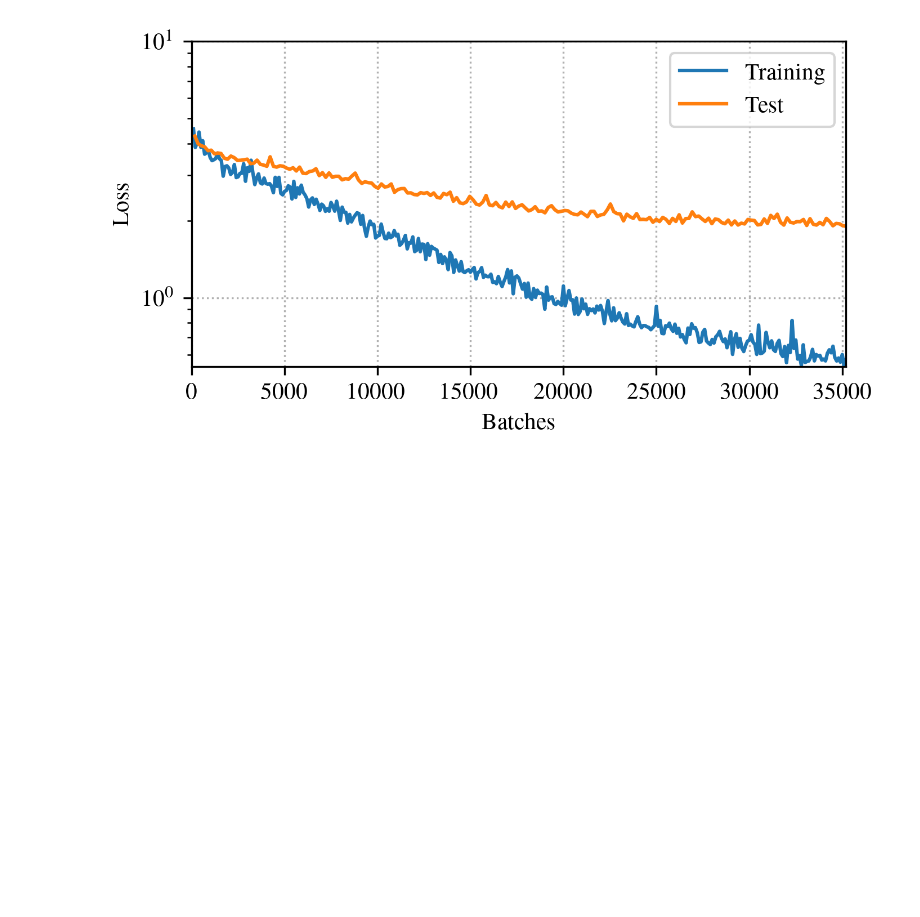
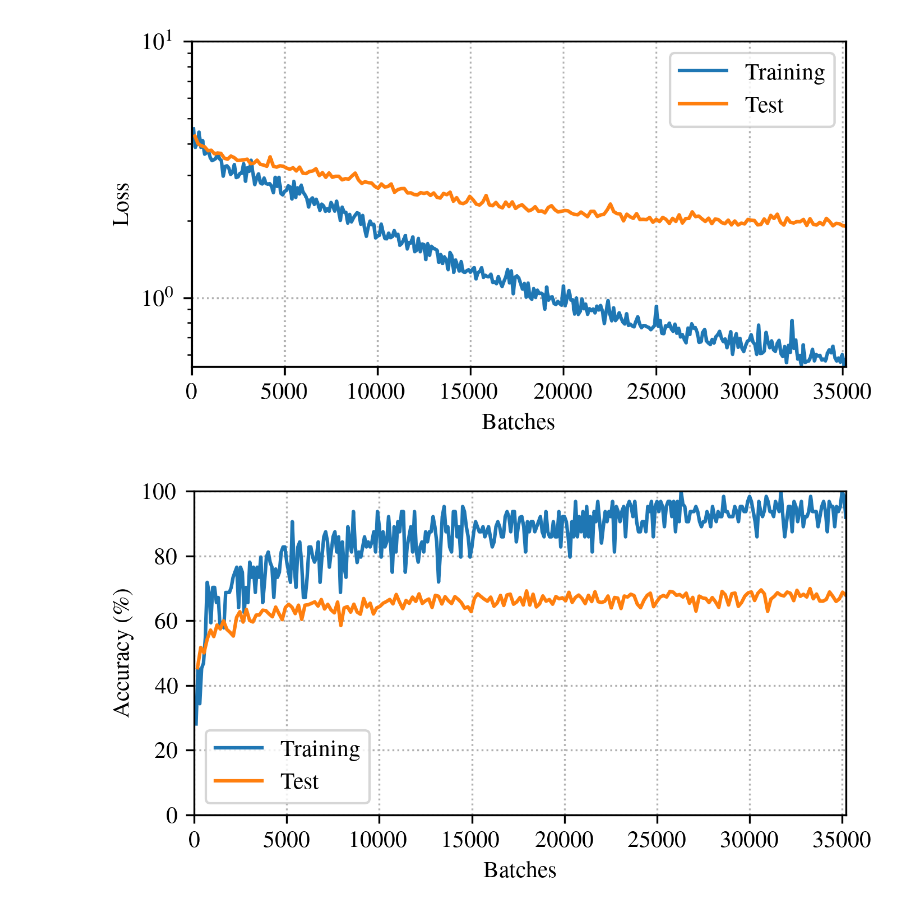
Before and after one commit to georgeherbert/music-genre-classification, a Jupyter notebook: notebooks/training_curves.ipynb, the cells around one changed output. Drawn from its saved outputs; the diff is of its cells as text; code cells hidden in the pictures; blank space fills up the shorter version.

```diff
--- a/notebooks/training_curves.ipynb
+++ b/notebooks/training_curves.ipynb
@@ -15,6 +15,9 @@ accuracy_train = pd.read_csv("training_curves/accuracy_train.csv")
 accuracy_val = pd.read_csv("training_curves/accuracy_val.csv")
 loss_train = pd.read_csv("training_curves/loss_train.csv")
 loss_val = pd.read_csv("training_curves/loss_val.csv")
+
+accuracy_train_improved = pd.read_csv("training_curves/accuracy_train_improved.csv")
+accuracy_val_improved = pd.read_csv("training_curves/accuracy_val_improved.csv")
 # %%
 plt.figure(figsize=(5, 2.5))
 plt.plot(accuracy_train["Step"], accuracy_train["Value"], label="Training")
@@ -26,30 +29,43 @@ plt.ylim(0, 100)
 plt.legend()
 plt.grid(linestyle=":")
 plt.savefig("../report/images/accuracy.png", bbox_inches='tight', pad_inches=0.0)
 plt.show()
 
 plt.figure(figsize=(5, 2.5))
 plt.plot(loss_train["Step"], loss_train["Value"], label="Training")
 plt.plot(loss_val["Step"], loss_val["Value"], label="Test")
 plt.xlabel("Batches")
 plt.ylabel("Loss")
 plt.xlim(0, loss_train["Step"].max())
 plt.ylim(
     loss_train["Value"].min(),
     10 ** math.ceil(
         math.log10(
             max(
                 loss_train["Value"].max(),
                 loss_val["Value"].max()
             )
         )
     )
 )
 plt.yscale("log")
 plt.legend()
 plt.grid(linestyle=":")
 plt.savefig("../report/images/loss.png", bbox_inches='tight', pad_inches=0.0)
 plt.show()
+
+plt.figure(figsize=(5, 2.5))
+plt.plot(accuracy_train_improved["Step"], accuracy_train_improved["Value"], label="Training")
+plt.plot(accuracy_val_improved["Step"], accuracy_val_improved["Value"], label="Test")
+plt.xlabel("Batches")
+plt.ylabel("Accuracy (\%)")
+plt.xlim(0, accuracy_train_improved["Step"].max())
+plt.ylim(0, 100)
+plt.legend()
+plt.grid(linestyle=":")
+plt.savefig("../report/images/accuracy_improved.png", bbox_inches='tight', pad_inches=0.0)
+plt.show()
 # %% [output]
 [figure]
 [figure]
+[figure, added]
```
Also changed, not shown: 6 other files.
